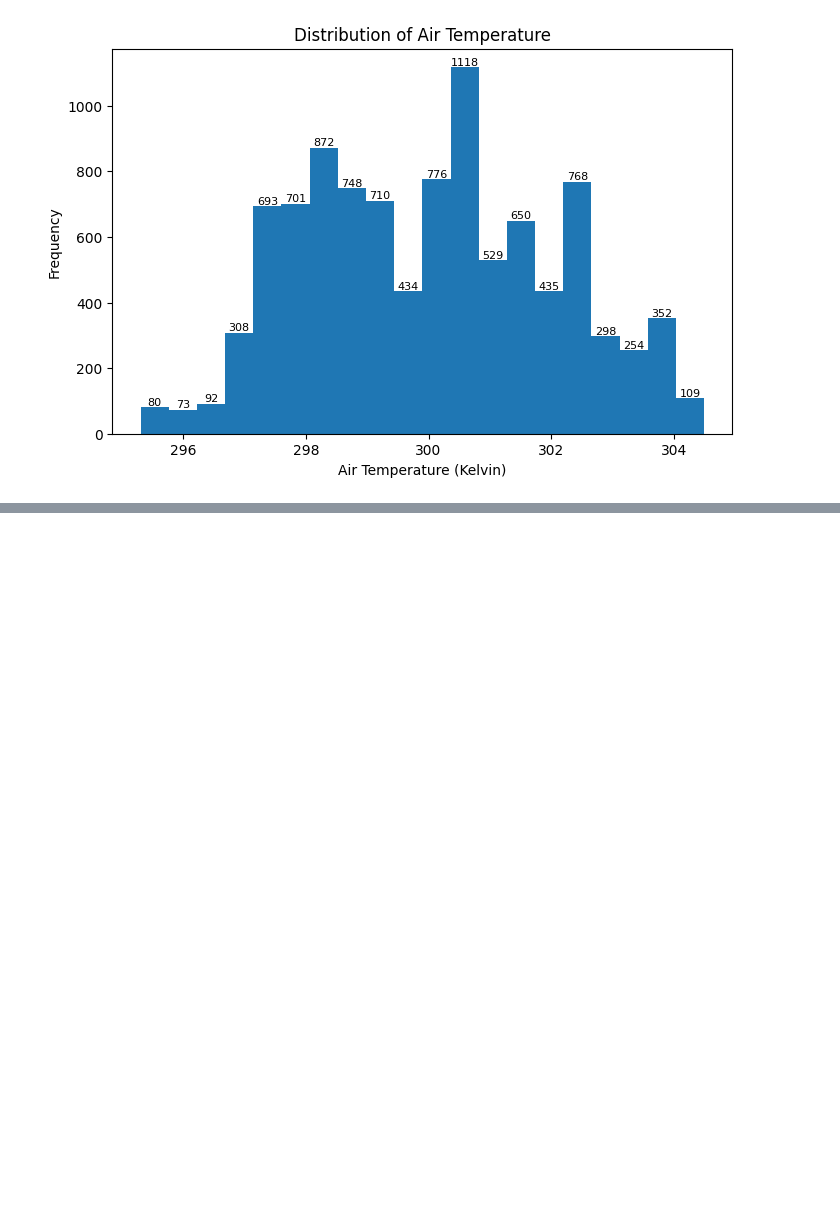
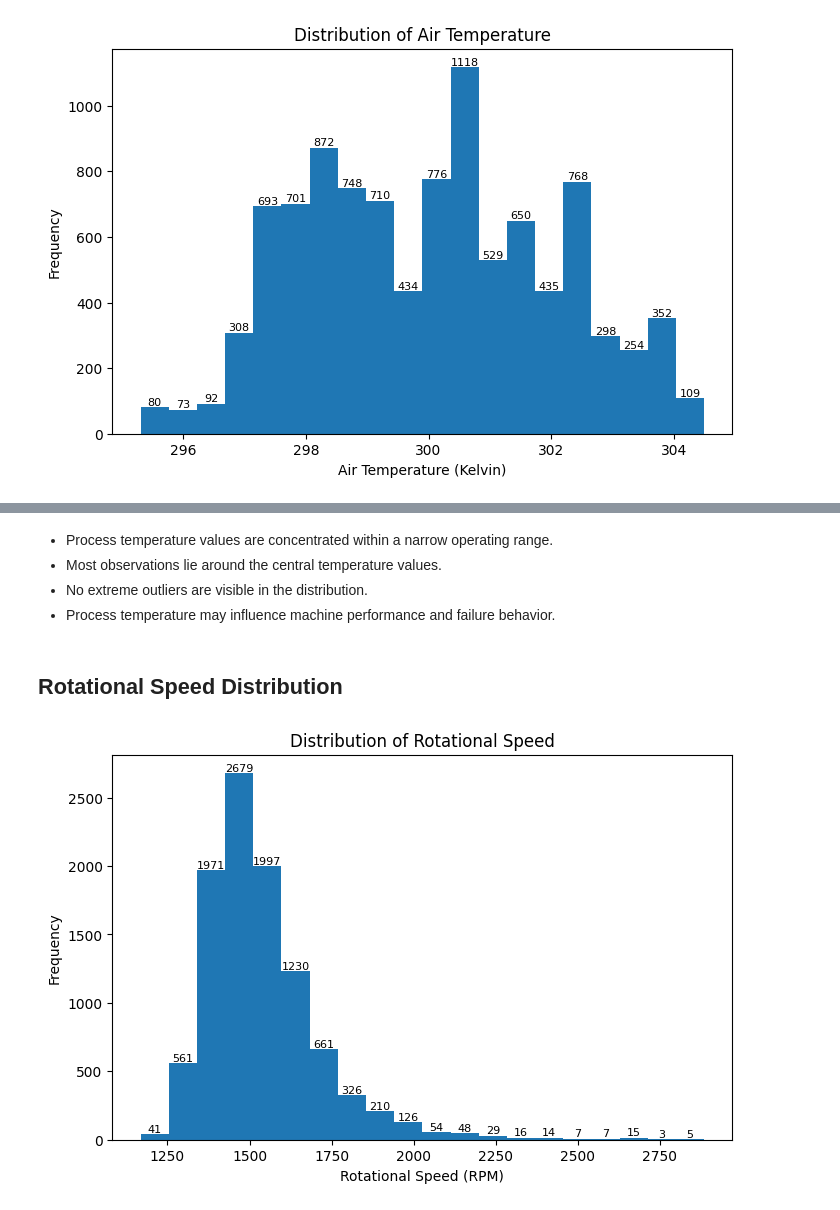
Before and after one commit to KVP6755/Project1_Predictive-Maintenance, a Jupyter notebook: eda/eda_analysis.ipynb, the cells around one changed output, grey strips where cells are left out. Cells and saved outputs as stored; diff of their text form; code cells hidden in the pictures; blank space fills up the shorter version.

```diff
--- a/eda/eda_analysis.ipynb
+++ b/eda/eda_analysis.ipynb
@@ -120,0 +158,36 @@ plt.show()
+# %% [markdown]
+
+- Process temperature values are concentrated within a narrow operating range.
+- Most observations lie around the central temperature values.
+- No extreme outliers are visible in the distribution.
+- Process temperature may influence machine performance and failure behavior.
+# %% [markdown]
+## Rotational Speed Distribution
+# %%
+import matplotlib.pyplot as plt
+
+plt.figure(figsize=(8,5))
+
+counts, bins, patches = plt.hist(
+    df["Rotational speed [rpm]"],
+    bins=20
+)
+
+plt.title("Distribution of Rotational Speed")
+plt.xlabel("Rotational Speed (RPM)")
+plt.ylabel("Frequency")
+
+for count, patch in zip(counts, patches):
+    plt.text(
+        patch.get_x() + patch.get_width()/2,
+        count,
+        int(count),
+        ha="center",
+        va="bottom",
+        fontsize=8
+    )
+
+plt.savefig("../plots/rotational_speed_distribution.png")
+plt.show()
+# %% [output]
+[figure, added]
```
Also changed, not shown: parts of 12 cells of this notebook, 5 other files.
